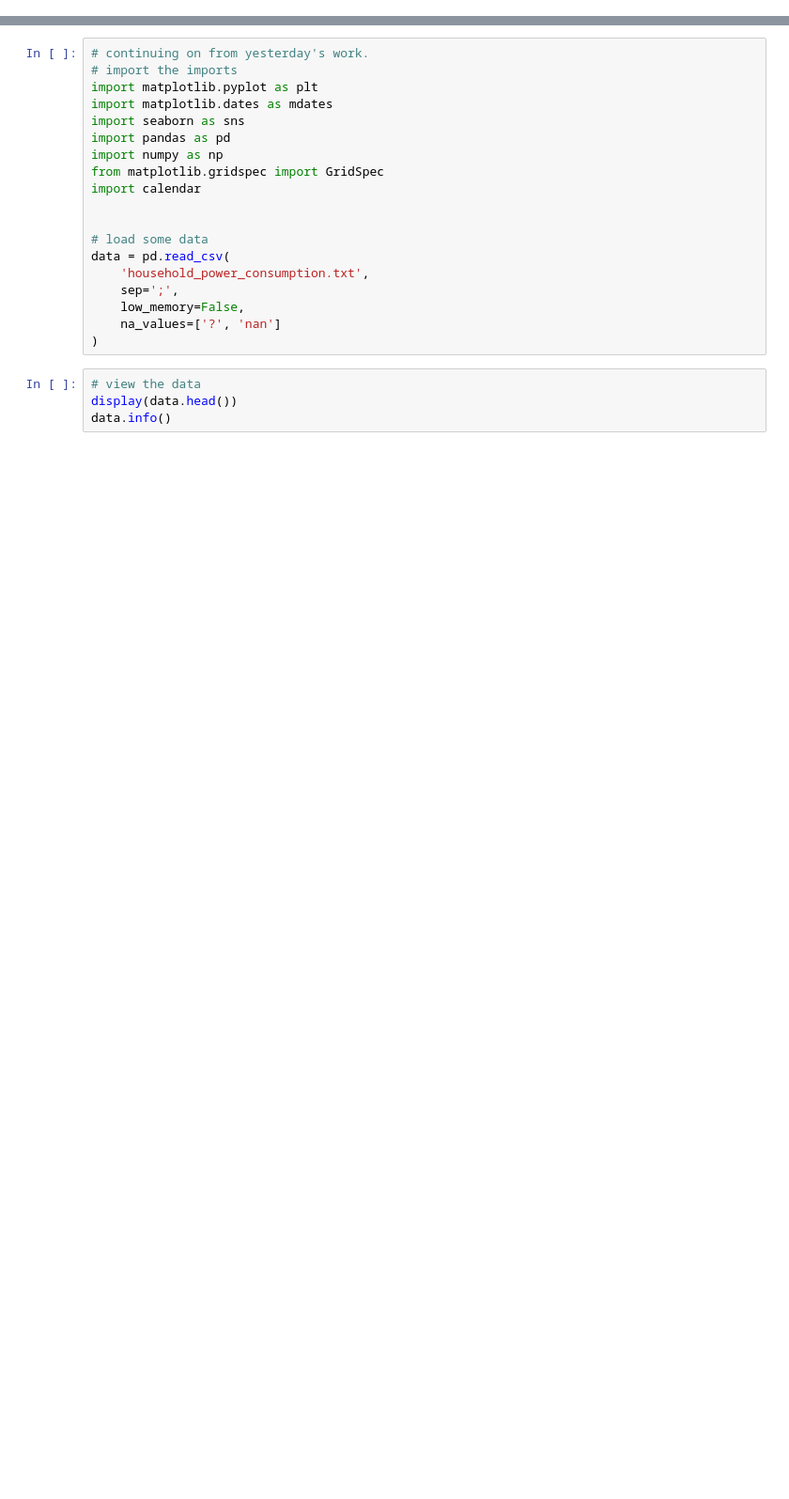
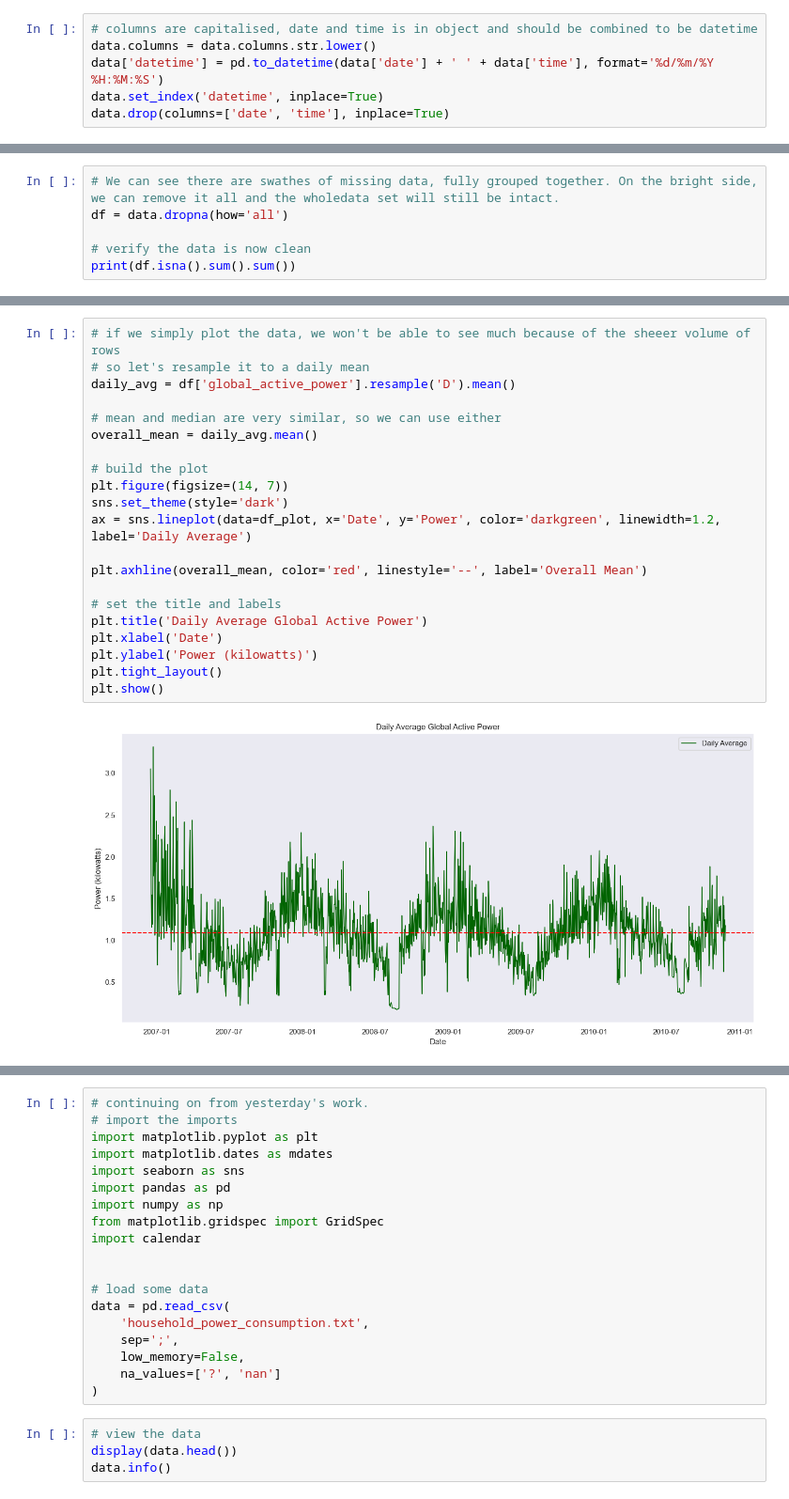
Before and after one commit to accidentalscientist/elite-analytics-articles-2026, a Jupyter notebook: notebooks/07_weekly_energy_fingerprint.ipynb, the cells around one changed output, grey strips where cells are left out. Shown at 94% size. Cells and saved outputs as stored; diff of their text form; blank space fills up the shorter version.

```diff
--- a/notebooks/07_weekly_energy_fingerprint.ipynb
+++ b/notebooks/07_weekly_energy_fingerprint.ipynb
@@ -7,0 +57,6 @@ This combined notebook preserves the original analysis cells from the source not
+# %%
+# columns are capitalised, date and time is in object and should be combined to be datetime
+data.columns = data.columns.str.lower()
+data['datetime'] = pd.to_datetime(data['date'] + ' ' + data['time'], format='%d/%m/%Y %H:%M:%S')
+data.set_index('datetime', inplace=True)
+data.drop(columns=['date', 'time'], inplace=True)
@@ -7,0 +107,6 @@ This combined notebook preserves the original analysis cells from the source not
+# %%
+# We can see there are swathes of missing data, fully grouped together. On the bright side, we can remove it all and the wholedata set will still be intact.
+df = data.dropna(how='all')
+
+# verify the data is now clean
+print(df.isna().sum().sum())
@@ -7,0 +132,23 @@ This combined notebook preserves the original analysis cells from the source not
+# %%
+# if we simply plot the data, we won't be able to see much because of the sheeer volume of rows
+# so let's resample it to a daily mean
+daily_avg = df['global_active_power'].resample('D').mean()
+
+# mean and median are very similar, so we can use either
+overall_mean = daily_avg.mean()
+
+# build the plot
+plt.figure(figsize=(14, 7))
+sns.set_theme(style='dark')
+ax = sns.lineplot(data=df_plot, x='Date', y='Power', color='darkgreen', linewidth=1.2, label='Daily Average')
+
+plt.axhline(overall_mean, color='red', linestyle='--', label='Overall Mean')
+
+# set the title and labels
+plt.title('Daily Average Global Active Power')
+plt.xlabel('Date')
+plt.ylabel('Power (kilowatts)')
+plt.tight_layout()
+plt.show()
+# %% [output]
+[figure, added]
```
Also changed, not shown: parts of 27 cells of this notebook, 7 other files.
